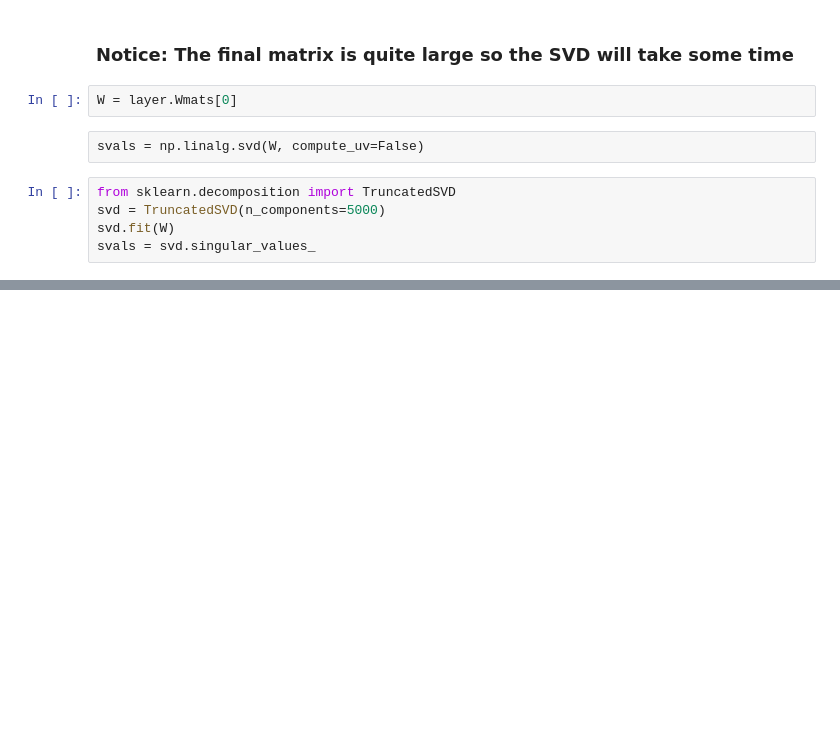
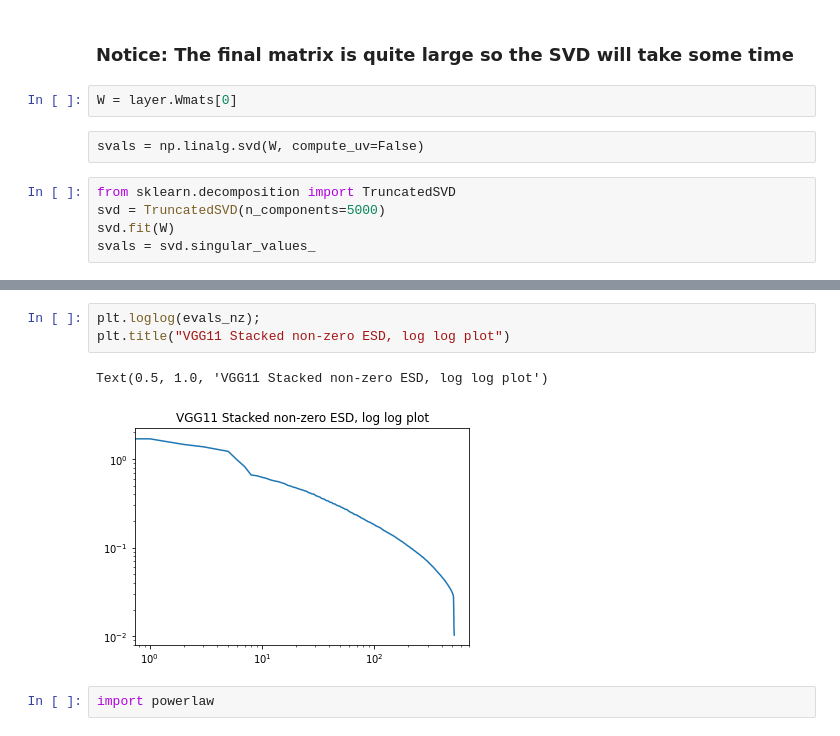
Before and after one commit to CalculatedContent/WeightWatcher, a Jupyter notebook: WWLayerIterator.ipynb, the cells around one changed output, grey strips where cells are left out. Cells and saved outputs as stored; diff of their text form; blank space fills up the shorter version.

```diff
--- a/WWLayerIterator.ipynb
+++ b/WWLayerIterator.ipynb
@@ -278,0 +288,8 @@ Text(0.5, 1.0, 'VGG11 Stacked ESD, log log plot')
+# %%
+plt.loglog(evals_nz);
+plt.title("VGG11 Stacked non-zero ESD, log log plot")
+# %% [output]
+Text(0.5, 1.0, 'VGG11 Stacked non-zero ESD, log log plot')
+[figure, added]
+# %%
+import powerlaw
```
Also changed, not shown: parts of 11 cells of this notebook.
